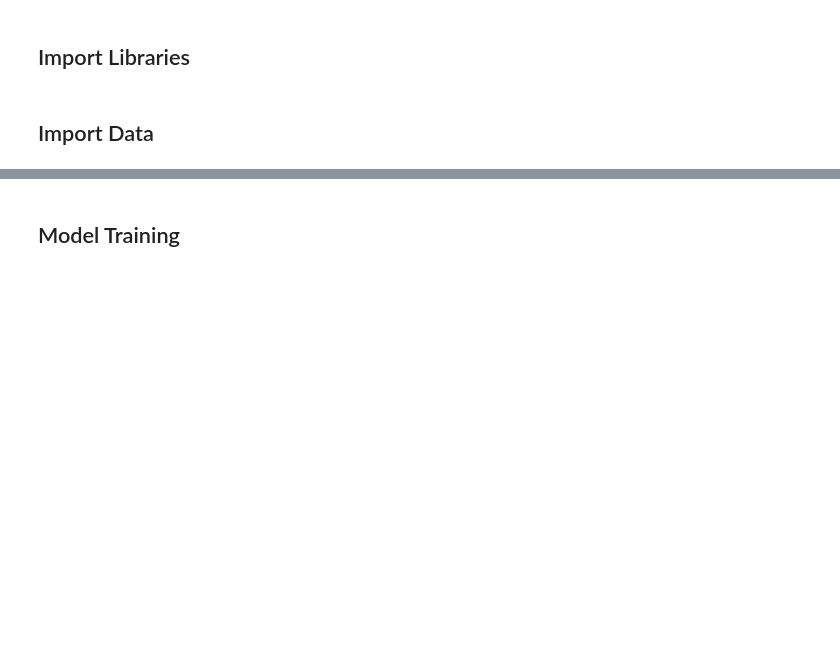
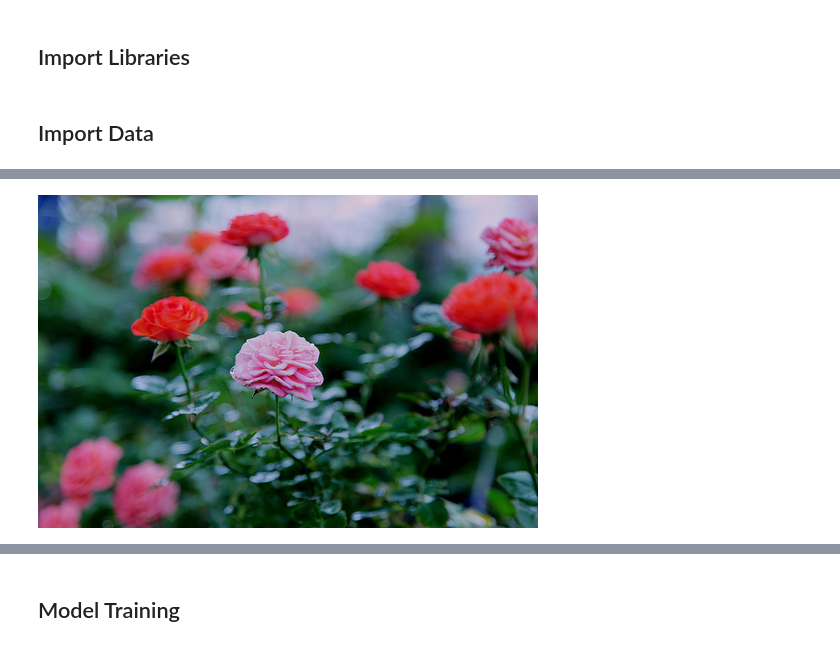
Before and after one commit to glancione/data-science, a Jupyter notebook: machine-learning/machine-learning-image-classification-keras/machine-learning-image-classification-keras.ipynb, the cells around one changed output, grey strips where cells are left out. Cells and saved outputs as stored; diff of their text form; code cells hidden in the pictures; blank space fills up the shorter version.

```diff
--- a/machine-learning/machine-learning-image-classification-keras/machine-learning-image-classification-keras.ipynb
+++ b/machine-learning/machine-learning-image-classification-keras/machine-learning-image-classification-keras.ipynb
@@ -36,0 +36,4 @@ else:
+# %%
+PIL.Image.open(str(roses[1]))
+# %% [output]
+[figure, added]
```
Also changed, not shown: parts of 35 cells of this notebook.
